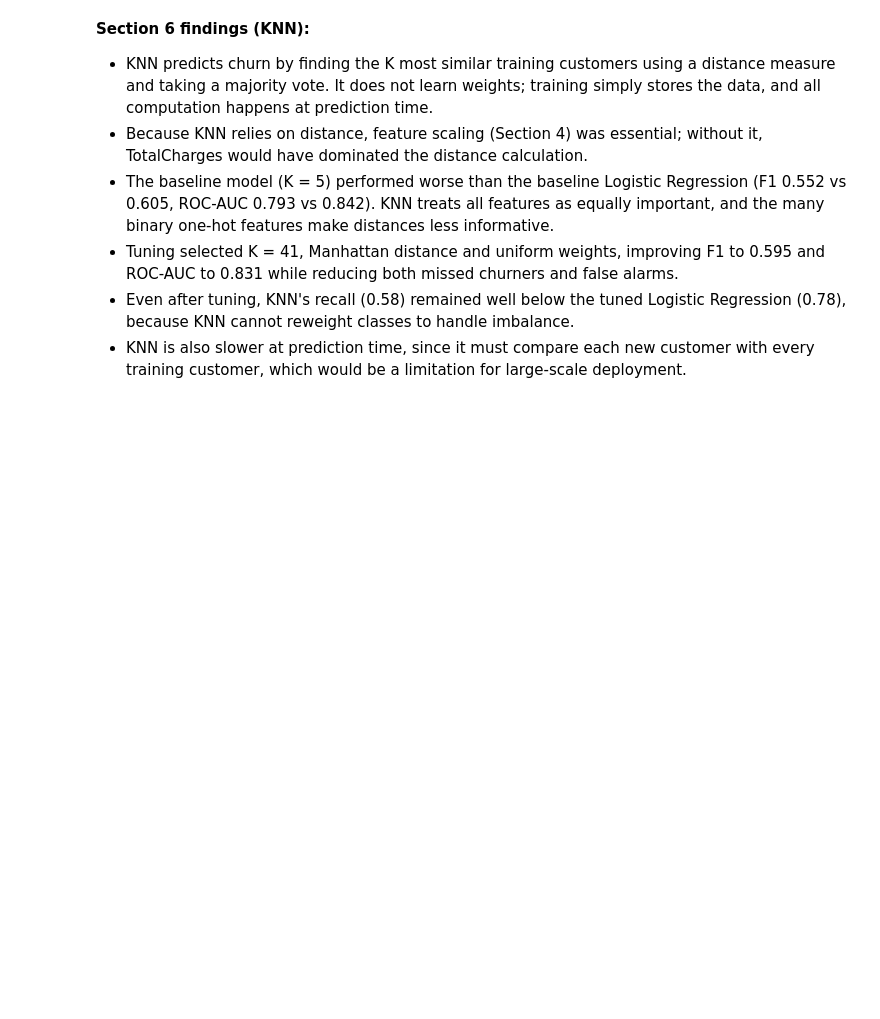
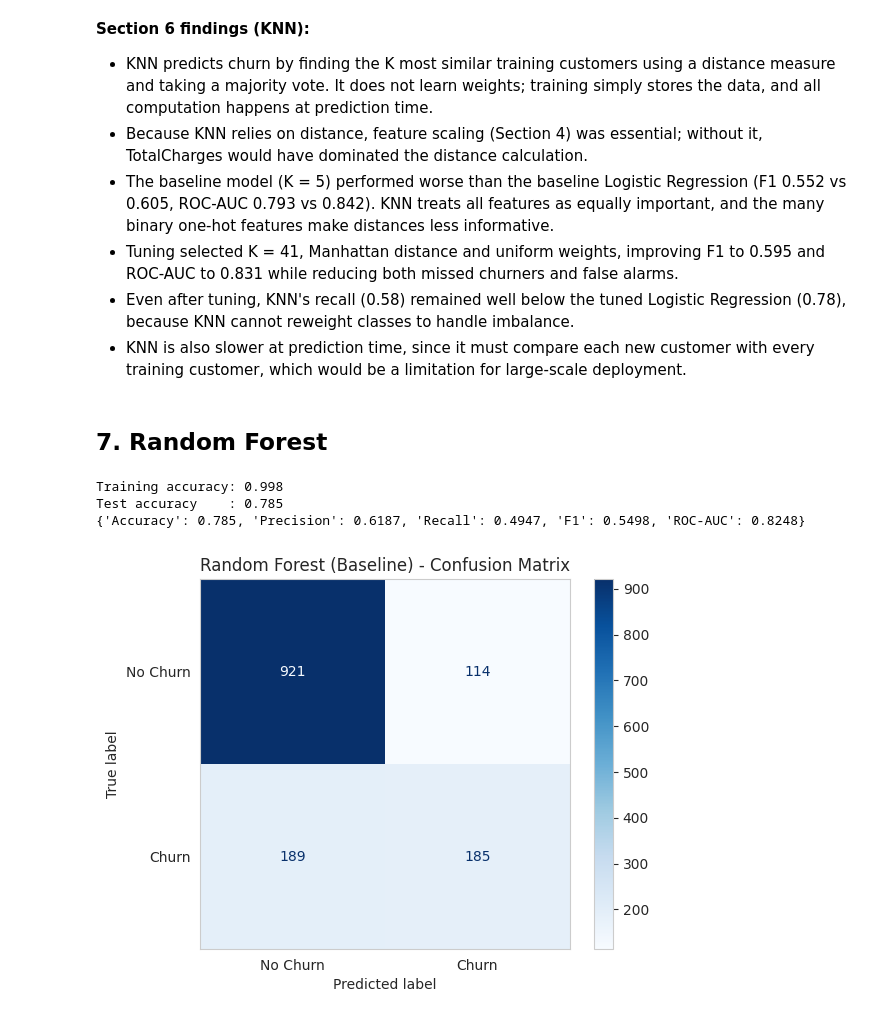
Before and after one commit to Hesandu-Ruwanpathirana/telco-customer-churn-prediction, a Jupyter notebook: churn_prediction.ipynb, the cells around one changed output. Cells and saved outputs as stored; diff of their text form; code cells hidden in the pictures; blank space fills up the shorter version.

Commit message:
Add baseline Random Forest and evaluation

```diff
--- a/churn_prediction.ipynb
+++ b/churn_prediction.ipynb
@@ -602,3 +602,39 @@ However, the tuned KNN still performed worse than the tuned Logistic Regression
 - Tuning selected K = 41, Manhattan distance and uniform weights, improving F1 to 0.595 and ROC-AUC to 0.831 while reducing both missed churners and false alarms.
 - Even after tuning, KNN's recall (0.58) remained well below the tuned Logistic Regression (0.78), because KNN cannot reweight classes to handle imbalance.
 - KNN is also slower at prediction time, since it must compare each new customer with every training customer, which would be a limitation for large-scale deployment.
+# %% [markdown]
+## 7. Random Forest
+# %%
+from sklearn.ensemble import RandomForestClassifier
+
+# Creates a Random Forest with default settings (100 trees)
+rf_base = RandomForestClassifier(random_state=42, n_jobs=-1)
+
+# Builds the 100 trees from the training customers
+rf_base.fit(X_train, y_train)
+
+# Predicts churn (1 or 0) and the probability of churn for the test customers
+y_pred_rf_base = rf_base.predict(X_test)
+y_prob_rf_base = rf_base.predict_proba(X_test)[:, 1]
+
+# Checks accuracy on the training data vs the test data
+print("Training accuracy:", round(rf_base.score(X_train, y_train), 4))
+print("Test accuracy    :", round(rf_base.score(X_test, y_test), 4))
+
+# Gets the 5 metrics for baseline Random Forest
+rf_base_scores = get_scores(y_test, y_pred_rf_base, y_prob_rf_base)
+print(rf_base_scores)
+# %% [output]
+Training accuracy: 0.998
+Test accuracy    : 0.785
+{'Accuracy': 0.785, 'Precision': 0.6187, 'Recall': 0.4947, 'F1': 0.5498, 'ROC-AUC': 0.8248}
+# %%
+# Draws the 4-box table for baseline Random Forest
+ConfusionMatrixDisplay.from_predictions(y_test, y_pred_rf_base,
+                                        display_labels=["No Churn", "Churn"],
+                                        cmap="Blues")
+plt.title("Random Forest (Baseline) - Confusion Matrix")
+plt.grid(False)
+plt.show()
+# %% [output]
+[figure, added]
```
Also changed, not shown: parts of 1 cell of this notebook.
